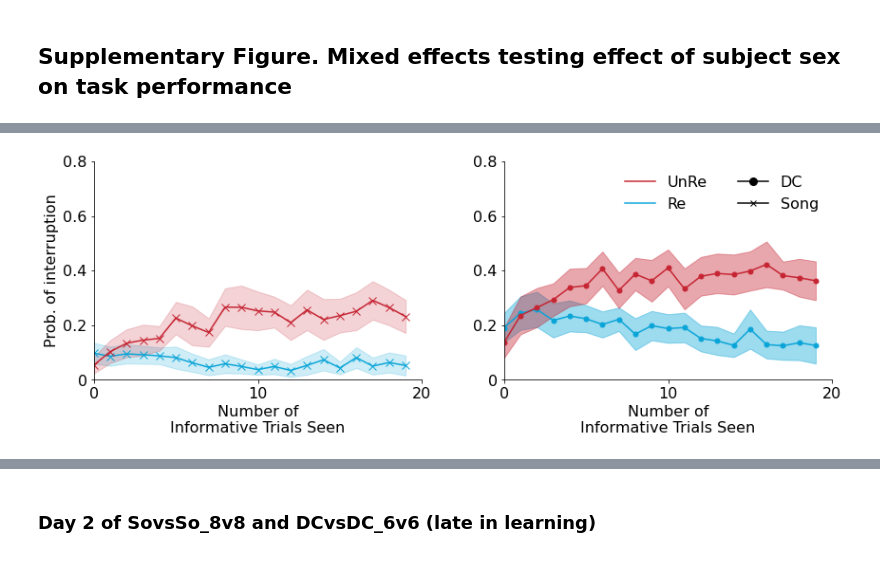
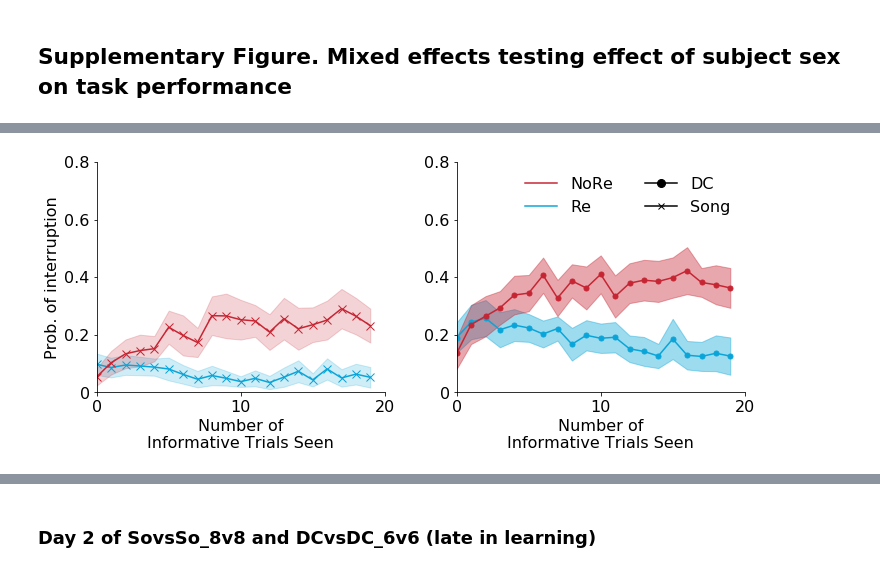
Before and after one commit to theunissenlab/zebra-finch-memory, a Jupyter notebook: notebooks/Generate Paper Figures.ipynb, the cells around one changed output, grey strips where cells are left out. Cells and saved outputs as stored; diff of their text form; code cells hidden in the pictures.

```diff
--- a/notebooks/Generate Paper Figures.ipynb
+++ b/notebooks/Generate Paper Figures.ipynb
@@ -55,4 +66,7 @@ Data is collected into a table on just evaluation days. This includes each subje
 # %%
+# Creates a table (summary_df) of the overall odds ratio of each subject during the test day for
+# the following conditions: SovsSo, DCvsDC, AllvsAll
+
 summary_df_rows = []
 
 for ctx, condition in [
@@ -71,14 +85,17 @@ for ctx, condition in [
 
         table = get_odds_ratio_matrix(nonrewarded_set, rewarded_set, "Interrupt")
         odds, interval95, p_value = fisher_exact(table, side="greater")
+        se_logor = np.sqrt(
+            np.sum(1 / table)
+        )
 
         summary_df_rows.append(
             [
-                subject, ctx, condition, odds, interval95[0], interval95[1], p_value,
+                subject, ctx, condition, odds, interval95[0], interval95[1], np.log(odds), se_logor, p_value,
             ]
         )
 
 summary_df = pd.DataFrame(
     summary_df_rows,
-    columns=["Subject", "Test Context", "Condition", "Odds Ratio", "95 CI Lower", "95 CI Upper", "p-value"]
+    columns=["Subject", "Test Context", "Condition", "Odds Ratio", "95 CI Lower", "95 CI Upper", "LogOR", "SE(LogOR)", "p-value"]
 )
@@ -454,11 +505,12 @@ def generate_informative_trial_dataframe(df, informative_trials):
     output_rows = []
     for bin_idx in informative_trials:
         bin_df = df[df["Relative Informative Trials Seen"] == bin_idx]
-        for (subject, vocalizer, call_type, rewarded), stim_df in bin_df.groupby([
-                    "Subject", "Stimulus Vocalizer", "Stimulus Call Type", "Stimulus Class"
+        for (subject, subject_sex, vocalizer, call_type, rewarded), stim_df in bin_df.groupby([
+                    "Subject", "Subject Sex", "Stimulus Vocalizer", "Stimulus Call Type", "Stimulus Class"
                 ]):
             output_rows.append([
                 subject,
+                subject_sex,
                 vocalizer,
                 call_type,
                 rewarded,
@@ -467,7 +519,7 @@ def generate_informative_trial_dataframe(df, informative_trials):
                 np.mean(stim_df["Interrupt"])  # This should be just 1 / len(stim_df)
             ])
 
-    return pd.DataFrame(output_rows, columns=["Subject", "Stimulus Vocalizer", "Stimulus Call Type",
+    return pd.DataFrame(output_rows, columns=["Subject", "Subject Sex", "Stimulus Vocalizer", "Stimulus Call Type",
             "Stimulus Class", "Relative Informative Trials Seen", "Bin Size", "p(interrupt)"])
 
 
@@ -490,7 +542,8 @@ def process_learning_curve_data(df, informative_trials):
 
     output_rows = []
     for (bin_idx, rewarded), subdf in binned:
-        output_rows.append([bin_idx, rewarded, np.mean(subdf), jackknife(subdf, np.mean)])
+        mean, sem = jackknife(subdf, np.mean)
+        output_rows.append([bin_idx, rewarded, mean, sem])
     output = pd.DataFrame(output_rows, columns=["Informative Trials", "Stimulus Class", "p(interrupt)", "SEM"])
     output = output.sort_values(["Informative Trials", "Stimulus Class"])
 
@@ -522,14 +575,15 @@ def plot_learning_curve(df, informative_trials, ax, fill_kwargs, n_sem=2, line_k
                 color=color_by_reward.get(stimulus_class),
                 **line_kwargs
             )
+    return learning_df
 # %%
 def plot_learning_curves_side_by_side(df1, df2, informative_trials, ylim=(0, 1)):
-    fig = plt.figure(figsize=(12, 4))
+    fig = plt.figure(figsize=(10, 4))
 
     ax_left = fig.add_axes([0.1, 0.1, 0.4, 0.8])
     ax_right = fig.add_axes([0.6, 0.1, 0.4, 0.8])
 
-    plot_learning_curve(
+    df1 = plot_learning_curve(
         df1,
         informative_trials,
         ax_left,
@@ -543,7 +597,7 @@ def plot_learning_curves_side_by_side(df1, df2, informative_trials, ylim=(0, 1))
         )
     )
 
-    plot_learning_curve(
+    df2 = plot_learning_curve(
         df2,
         informative_trials,
         ax_right,
@@ -569,7 +623,7 @@ def plot_learning_curves_side_by_side(df1, df2, informative_trials, ylim=(0, 1))
             song_artist = plt.Line2D((0,1),(0,0), color='k', marker='x', linestyle='-')
             ax.legend(
                 [unreartist, reartist, dc_artist, song_artist],
-                ["UnRe", "Re", "DC", "Song"],
+                ["NoRe", "Re", "DC", "Song"],
                 ncol=2,
                 frameon=False,
                 fontsize=16
@@ -588,12 +642,20 @@ def plot_learning_curves_side_by_side(df1, df2, informative_trials, ylim=(0, 1))
         ax.set_xlabel("Number of\nInformative Trials Seen", fontsize=16)
 
         ax.set_ylim(*ylim)
+
+    return fig, df1, df2
 # %%
-plot_learning_curves_side_by_side(
+fig, df1, df2 = plot_learning_curves_side_by_side(
     df[df["Test Context"].isin(["SovsSo_1v1", "SovsSo_4v4", "SovsSo_8v8_d1", "SovsSo_8v8_d2"])],
     df[df["Test Context"].isin(["DCvsDC_1v1", "DCvsDC_4v4", "DCvsDC_6v6_d1", "DCvsDC_6v6_d2"])],
     informative_trials=np.arange(20),
     ylim=(0, 0.8)
 )
+
+plt.show()
+
+fig.savefig("figures/3AB_learning_curves.svg", format="svg", bbox_inches="tight")
+
+plt.close(fig)
 # %% [output]
-[figure, old version]
+[figure, new version]
```
Also changed, not shown: parts of 50 cells of this notebook, 3 other files.
